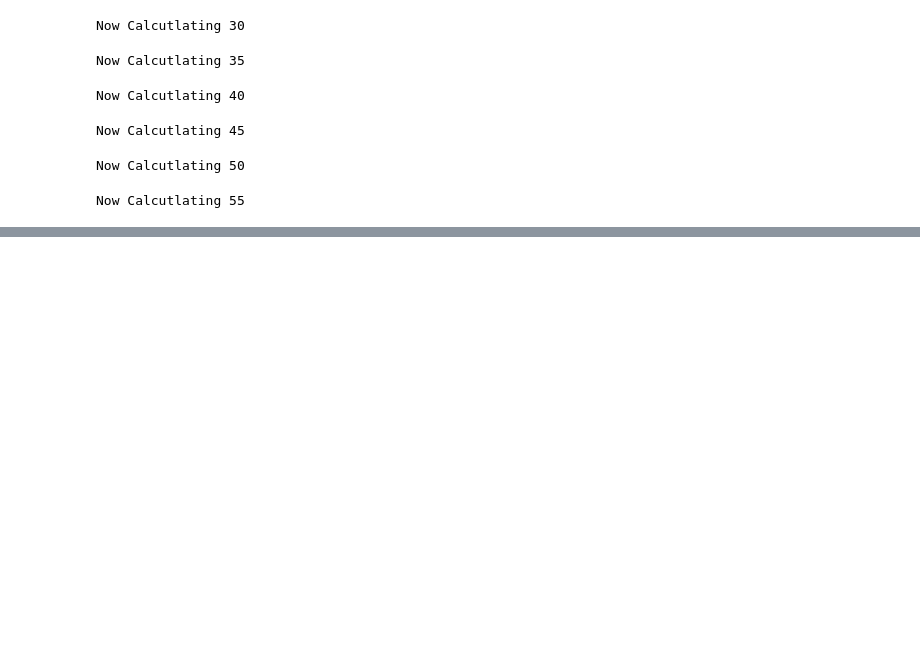
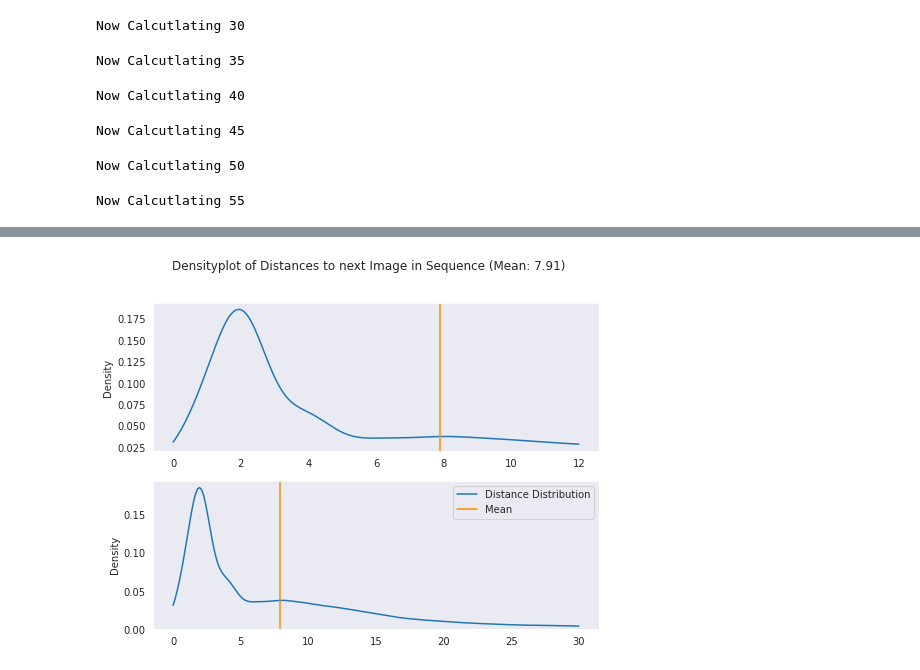
Before and after one commit to MockaWolke/SVI_Model_ToolBox, a Jupyter notebook: view_directions_sequence/analyse_data.ipynb, the cells around one changed output, grey strips where cells are left out. Drawn from its saved outputs; the diff is of its cells as text; code cells hidden in the pictures; blank space fills up the shorter version.

```diff
--- a/view_directions_sequence/analyse_data.ipynb
+++ b/view_directions_sequence/analyse_data.ipynb
@@ -303,0 +311,14 @@ plt.show()
+# %%
+all_distances = np.concatenate(distances["distances"].dropna().values)
+fig = plt.figure(figsize=(8,6))
+fig.add_subplot(211)
+sns.kdeplot(all_distances,clip=[0,12])
+plt.axvline(x=all_distances.mean(),color="darkorange",label='Mean')
+fig.add_subplot(212)
+sns.kdeplot(all_distances,clip=[0,30],label="Distance Distribution")
+plt.axvline(x=all_distances.mean(),color="darkorange",label='Mean')
+plt.legend()
+plt.suptitle(f"Densityplot of Distances to next Image in Sequence (Mean: {all_distances.mean():.2f})")
+plt.show()
+# %% [output]
+[figure, added]
```
Also changed, not shown: parts of 20 cells of this notebook, 31 other files.
